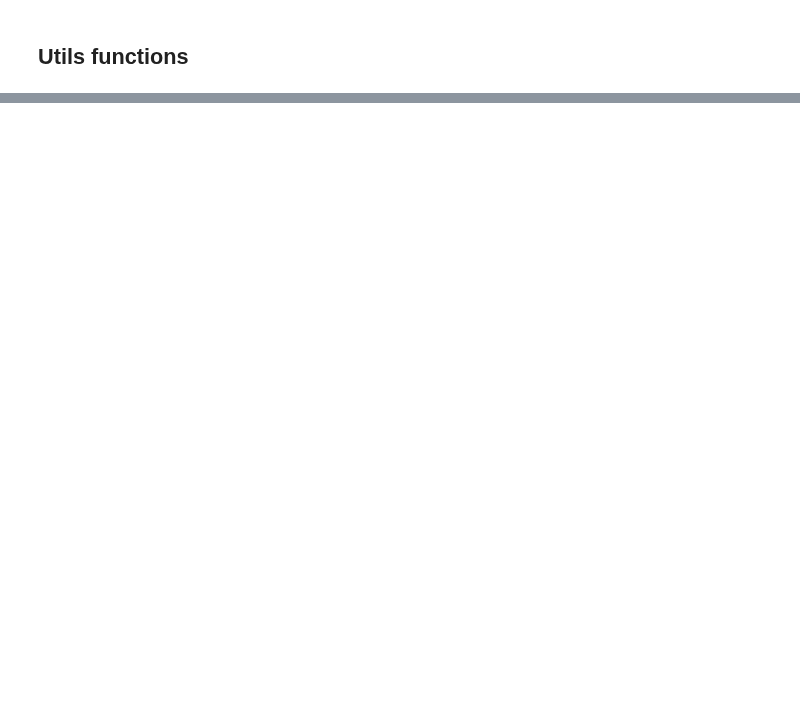
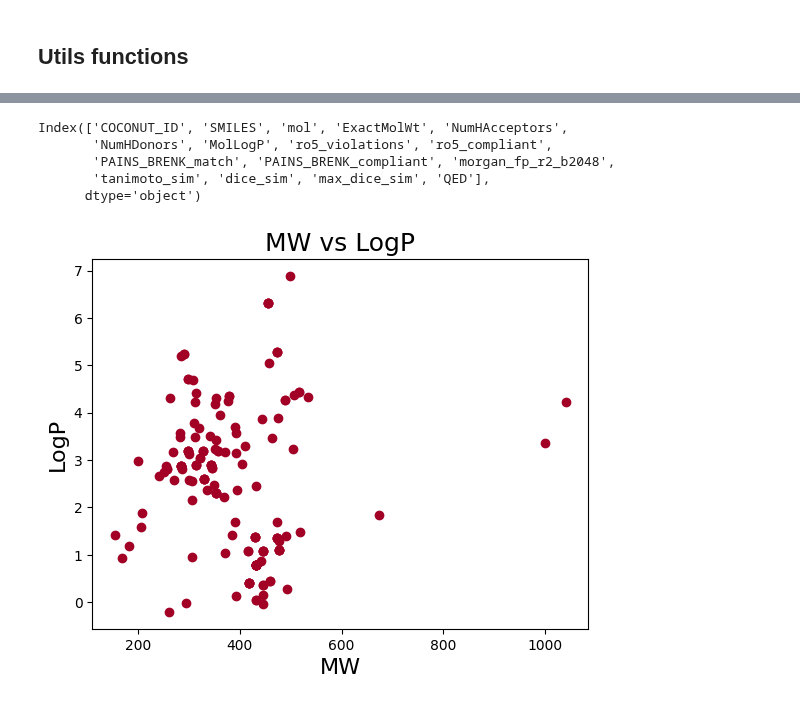
Before and after one commit to LorenzoBioinfo/DrugDiscoveryML, a Jupyter notebook: VirtualScreening_Alzheimer.ipynb, the cells around one changed output, grey strips where cells are left out. Saved outputs shown, nothing was run; the diff lists cells and outputs as text; code cells hidden in the pictures; blank space fills up the shorter version.

```diff
--- a/VirtualScreening_Alzheimer.ipynb
+++ b/VirtualScreening_Alzheimer.ipynb
@@ -481,0 +1701,4 @@ Failed to load the library. Please check the file path and format.
+# %%
+from rdkit.Chem import QED
+specs_hits["QED"] = specs_hits["mol"].apply(QED.qed)
+specs_hits_tanimoto["QED"] = specs_hits_tanimoto["mol"].apply(QED.qed)
@@ -481,0 +1717,16 @@ Failed to load the library. Please check the file path and format.
+# %%
+specs_hits.columns
+# %% [output]
+Index(['COCONUT_ID', 'SMILES', 'mol', 'ExactMolWt', 'NumHAcceptors',
+       'NumHDonors', 'MolLogP', 'ro5_violations', 'ro5_compliant',
+       'PAINS_BRENK_match', 'PAINS_BRENK_compliant', 'morgan_fp_r2_b2048',
+       'tanimoto_sim', 'dice_sim', 'max_dice_sim', 'QED'],
+      dtype='object')
+# %%
+plt.scatter(specs_hits["ExactMolWt"], specs_hits["MolLogP"])
+plt.xlabel("MW")
+plt.ylabel("LogP")
+plt.title("MW vs LogP")
+plt.show()
+# %% [output]
+[figure, added]
```
Also changed, not shown: parts of 66 cells of this notebook.
